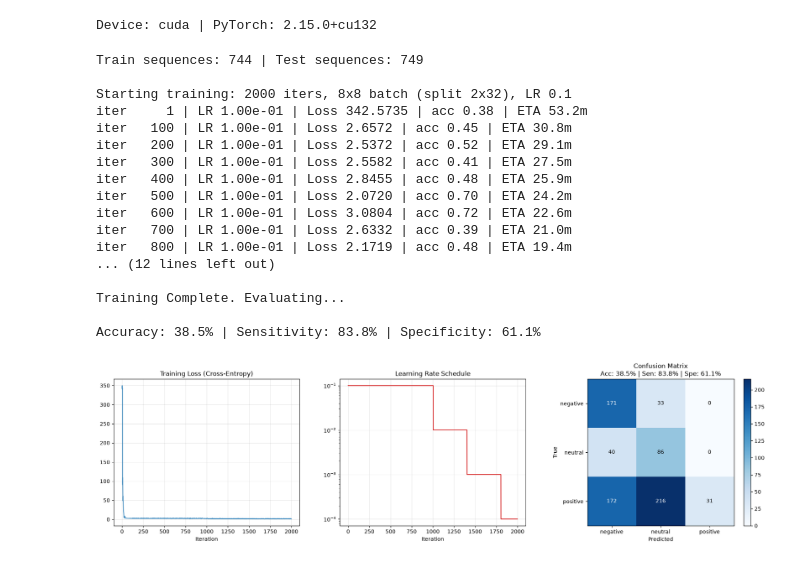
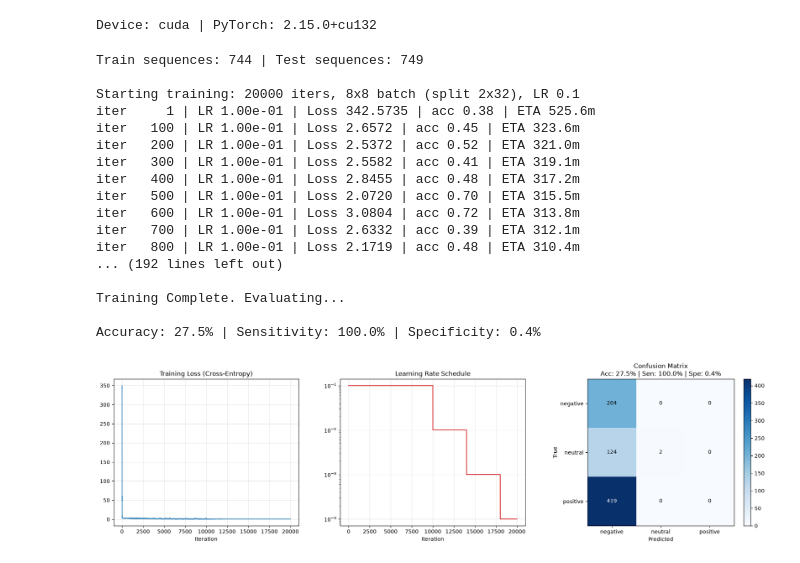
Before and after one commit to lycorixia/OpenGait-ScoNet, a Jupyter notebook: notebooks/baseline_cnn_focal_center.ipynb, the cells around one changed output. Cells and saved outputs as stored; diff of their text form; code cells hidden in the pictures.

Commit message:
Baseline CNN Focal Center Done Running

```diff
--- a/notebooks/baseline_cnn_focal_center.ipynb
+++ b/notebooks/baseline_cnn_focal_center.ipynb
@@ -42,8 +42,8 @@ NUM_CLASSES = 3
 N_FRAMES = 30
 
 # Paper Hyperparameters
-TOTAL_ITERS = 2000
-MILESTONES = [1000, 1400, 1800]
+TOTAL_ITERS = 20000
+MILESTONES = [10000, 14000, 18000]
 TRAIN_LR = 0.1
 IDS_PER_BATCH = 8
 SEQS_PER_ID = 8
@@ -413,46 +413,46 @@ def evaluate(model, items, history):
 # ==========================================
 # 6. EXECUTE TRAINING
 # ==========================================
-CKPT_PATH = "baseline_cnn_ce_focal_center.pt"
+CKPT_PATH = "baseline_cnn_ce_focal_center_20000.pt"
 RUN_FULL = True
 
 if RUN_FULL:
     with open(PARTITION_JSON, "r", encoding="utf-8") as f:
         partition = json.load(f)
 
     train_items = build_index(DATASET_ROOT, partition["TRAIN_SET"])
     test_items = build_index(DATASET_ROOT, partition["TEST_SET"])
     print(f"Train sequences: {len(train_items)} | Test sequences: {len(test_items)}")
 
     set_seed()
     model = make_model()
     get_batch = make_triplet_batch_fn(train_items, IDS_PER_BATCH, SEQS_PER_ID)
 
     print(f"\nStarting training: {TOTAL_ITERS} iters, 8x8 batch (split 2x32), LR {TRAIN_LR}")
     history = train(
         model, get_batch, iters=TOTAL_ITERS, lr=TRAIN_LR,
         milestones=MILESTONES, log_every=100, amp=True,
         label_smoothing=LABEL_SMOOTHING, ckpt_path=CKPT_PATH, save_every=5000, resume=False
     )
 
     print("\nTraining Complete. Evaluating...")
     evaluate(model, test_items, history)
 # %% [output]
 Train sequences: 744 | Test sequences: 749
 
-Starting training: 2000 iters, 8x8 batch (split 2x32), LR 0.1
-iter     1 | LR 1.00e-01 | Loss 342.5735 | acc 0.38 | ETA 53.2m
-iter   100 | LR 1.00e-01 | Loss 2.6572 | acc 0.45 | ETA 30.8m
-iter   200 | LR 1.00e-01 | Loss 2.5372 | acc 0.52 | ETA 29.1m
-iter   300 | LR 1.00e-01 | Loss 2.5582 | acc 0.41 | ETA 27.5m
-iter   400 | LR 1.00e-01 | Loss 2.8455 | acc 0.48 | ETA 25.9m
-iter   500 | LR 1.00e-01 | Loss 2.0720 | acc 0.70 | ETA 24.2m
-iter   600 | LR 1.00e-01 | Loss 3.0804 | acc 0.72 | ETA 22.6m
-iter   700 | LR 1.00e-01 | Loss 2.6332 | acc 0.39 | ETA 21.0m
-iter   800 | LR 1.00e-01 | Loss 2.1719 | acc 0.48 | ETA 19.4m
-... (12 lines left out)
+Starting training: 20000 iters, 8x8 batch (split 2x32), LR 0.1
+iter     1 | LR 1.00e-01 | Loss 342.5735 | acc 0.38 | ETA 525.6m
+iter   100 | LR 1.00e-01 | Loss 2.6572 | acc 0.45 | ETA 323.6m
+iter   200 | LR 1.00e-01 | Loss 2.5372 | acc 0.52 | ETA 321.0m
+iter   300 | LR 1.00e-01 | Loss 2.5582 | acc 0.41 | ETA 319.1m
+iter   400 | LR 1.00e-01 | Loss 2.8455 | acc 0.48 | ETA 317.2m
+iter   500 | LR 1.00e-01 | Loss 2.0720 | acc 0.70 | ETA 315.5m
+iter   600 | LR 1.00e-01 | Loss 3.0804 | acc 0.72 | ETA 313.8m
+iter   700 | LR 1.00e-01 | Loss 2.6332 | acc 0.39 | ETA 312.1m
+iter   800 | LR 1.00e-01 | Loss 2.1719 | acc 0.48 | ETA 310.4m
+... (192 lines left out)
 
 Training Complete. Evaluating...
 
-Accuracy: 38.5% | Sensitivity: 83.8% | Specificity: 61.1%
+Accuracy: 27.5% | Sensitivity: 100.0% | Specificity: 0.4%
-[figure, old version]
+[figure, new version]
```
